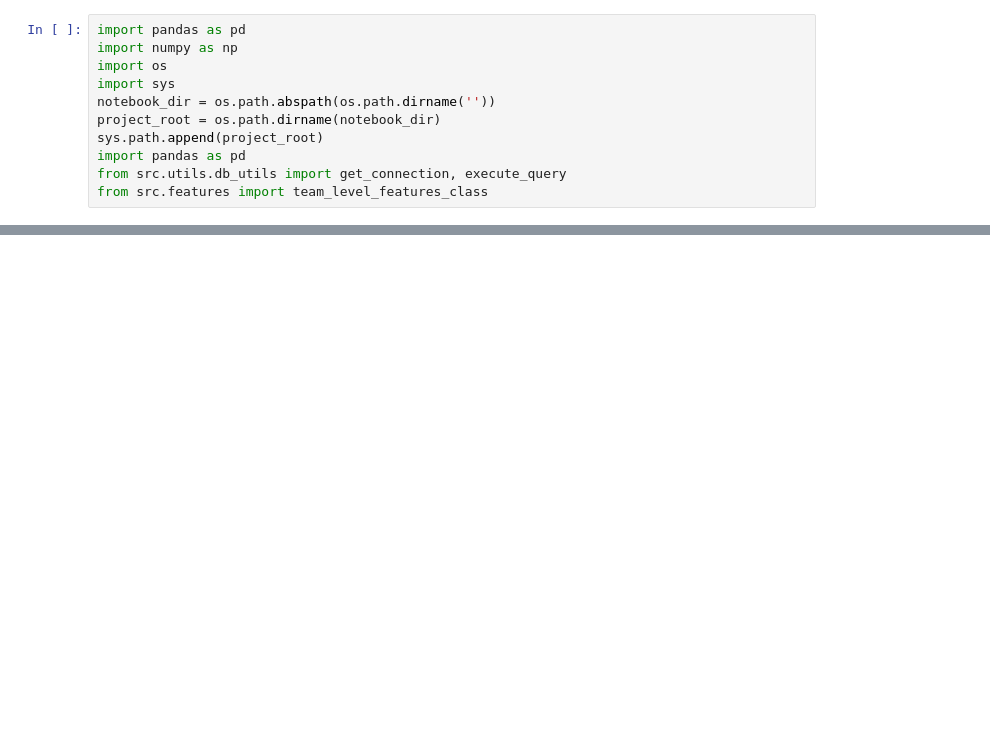
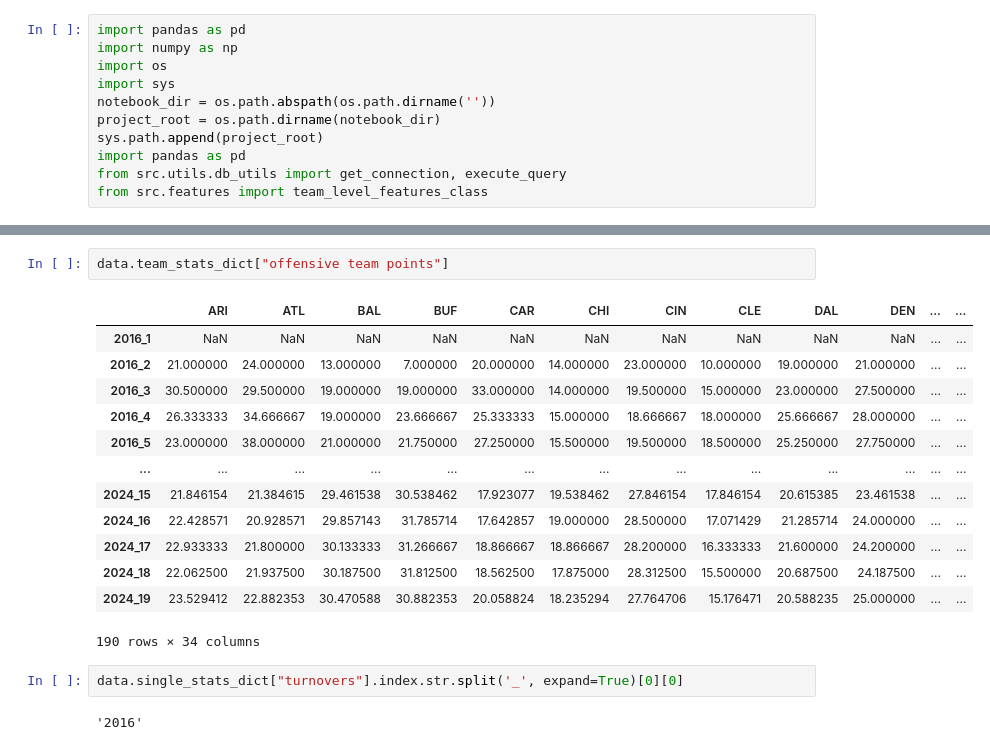
Before and after one commit to johnpham90/NFL_Model, a Jupyter notebook: notebooks/team_level_feature_class_example.ipynb, the cells around one changed output, grey strips where cells are left out. Drawn from its saved outputs; the diff is of its cells as text; blank space fills up the shorter version.

```diff
--- a/notebooks/team_level_feature_class_example.ipynb
+++ b/notebooks/team_level_feature_class_example.ipynb
@@ -33,0 +75,20 @@ data.data[['teamid', 'hometeamid','awayteamid','defenseid']]
+# %%
+data.team_stats_dict["offensive team points"]
+# %% [output]
+|  | ARI | ATL | BAL | BUF | CAR | CHI | CIN | CLE | DAL | DEN | ... | ... |
+| 2016_1 | NaN | NaN | NaN | NaN | NaN | NaN | NaN | NaN | NaN | NaN | ... | ... |
+| 2016_2 | 21.000000 | 24.000000 | 13.000000 | 7.000000 | 20.000000 | 14.000000 | 23.000000 | 10.000000 | 19.000000 | 21.000000 | ... | ... |
+| 2016_3 | 30.500000 | 29.500000 | 19.000000 | 19.000000 | 33.000000 | 14.000000 | 19.500000 | 15.000000 | 23.000000 | 27.500000 | ... | ... |
+| 2016_4 | 26.333333 | 34.666667 | 19.000000 | 23.666667 | 25.333333 | 15.000000 | 18.666667 | 18.000000 | 25.666667 | 28.000000 | ... | ... |
+| 2016_5 | 23.000000 | 38.000000 | 21.000000 | 21.750000 | 27.250000 | 15.500000 | 19.500000 | 18.500000 | 25.250000 | 27.750000 | ... | ... |
+| ... | ... | ... | ... | ... | ... | ... | ... | ... | ... | ... | ... | ... |
+| 2024_15 | 21.846154 | 21.384615 | 29.461538 | 30.538462 | 17.923077 | 19.538462 | 27.846154 | 17.846154 | 20.615385 | 23.461538 | ... | ... |
+| 2024_16 | 22.428571 | 20.928571 | 29.857143 | 31.785714 | 17.642857 | 19.000000 | 28.500000 | 17.071429 | 21.285714 | 24.000000 | ... | ... |
+| 2024_17 | 22.933333 | 21.800000 | 30.133333 | 31.266667 | 18.866667 | 18.866667 | 28.200000 | 16.333333 | 21.600000 | 24.200000 | ... | ... |
+| 2024_18 | 22.062500 | 21.937500 | 30.187500 | 31.812500 | 18.562500 | 17.875000 | 28.312500 | 15.500000 | 20.687500 | 24.187500 | ... | ... |
+| 2024_19 | 23.529412 | 22.882353 | 30.470588 | 30.882353 | 20.058824 | 18.235294 | 27.764706 | 15.176471 | 20.588235 | 25.000000 | ... | ... |
+190 rows × 34 columns
+# %%
+data.single_stats_dict["turnovers"].index.str.split('_', expand=True)[0][0]
+# %% [output]
+'2016'
```
Also changed, not shown: parts of 14 cells of this notebook, 3 other files.
